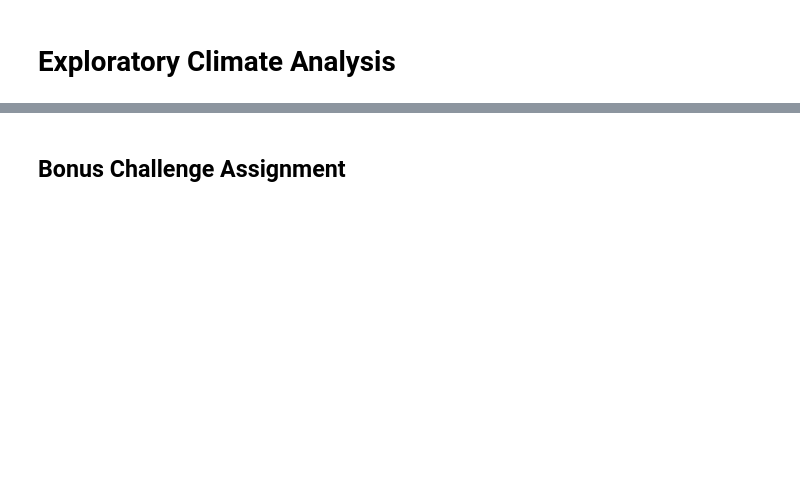
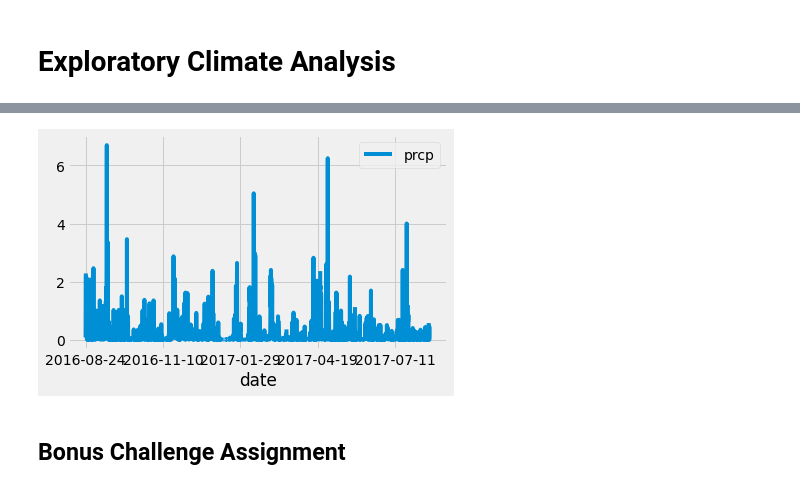
Before and after one commit to abigailrgreene/sqlalchemy-challenge, a Jupyter notebook: Instructions/climate_starter.ipynb, the cells around one changed output, grey strips where cells are left out. Saved outputs shown, nothing was run; the diff lists cells and outputs as text; code cells hidden in the pictures; blank space fills up the shorter version.

Commit message:
exploratory analysis 1, line graph rough draft

```diff
--- a/Instructions/climate_starter.ipynb
+++ b/Instructions/climate_starter.ipynb
@@ -42,0 +106,10 @@ session = Session(engine)
+# %%
+# Calculate the date 1 year ago from the last data point in the database
+
+# Perform a query to retrieve the data and precipitation scores
+
+lastyr = session.query(measurement.date, measurement.prcp).\
+    filter(measurement.date > '2016-08-23').\
+    order_by(measurement.date).all()
+
+lastyr
@@ -43,15 +134,19 @@ session = Session(engine)
 # %%
-# Design a query to retrieve the last 12 months of precipitation data and plot the results
 
-# Calculate the date 1 year ago from the last data point in the database
-
-# Perform a query to retrieve the data and precipitation scores
 
 # Save the query results as a Pandas DataFrame and set the index to the date column
 
 # Sort the dataframe by date
 
 # Use Pandas Plotting with Matplotlib to plot the data
+
+lastyr_df = pd.DataFrame(lastyr, columns=['date','prcp'])
+lastyr_df.set_index('date', inplace=True)
+lastyr_df.plot.line()
+plt.tight_layout()
+plt.show()
+# %% [output]
+[figure, added]
 # %%
 # Use Pandas to calcualte the summary statistics for the precipitation data
 # %%
```
Also changed, not shown: parts of 8 cells of this notebook.
